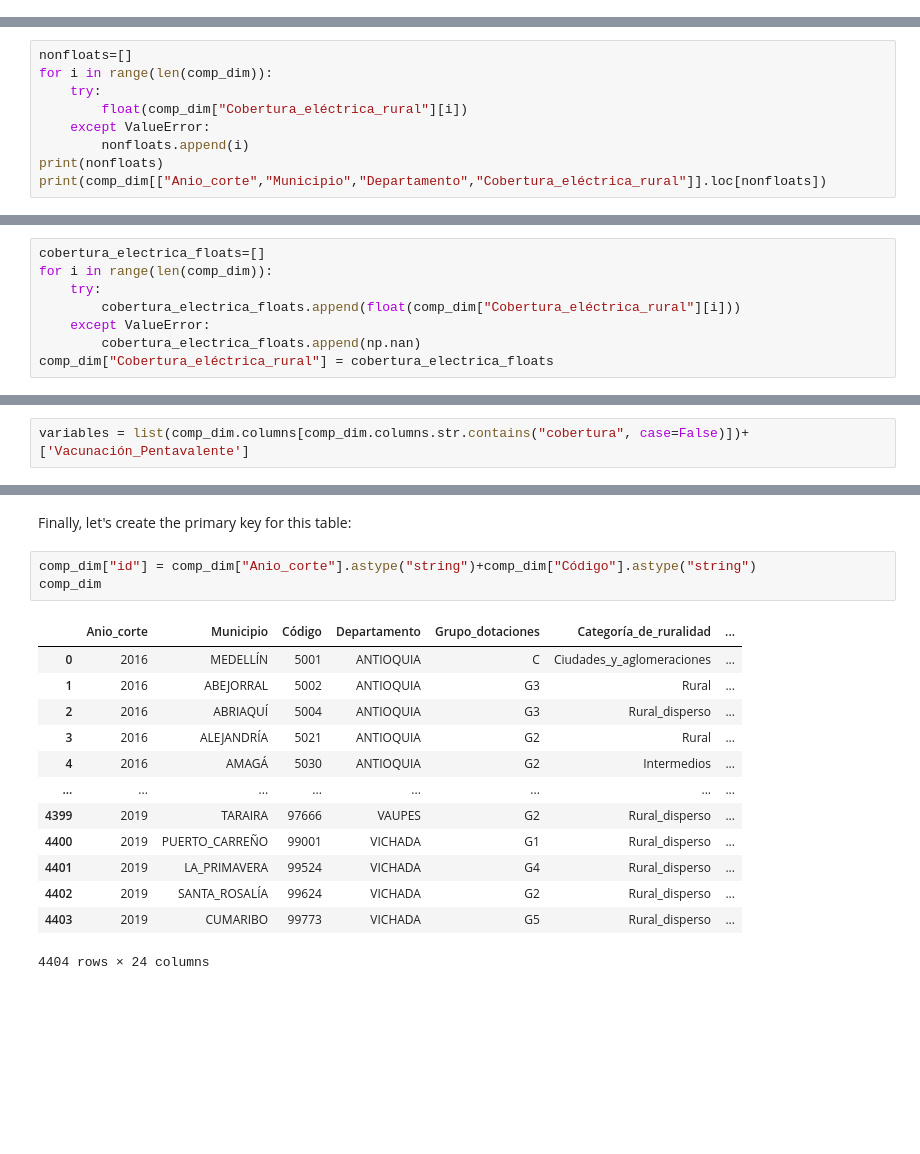
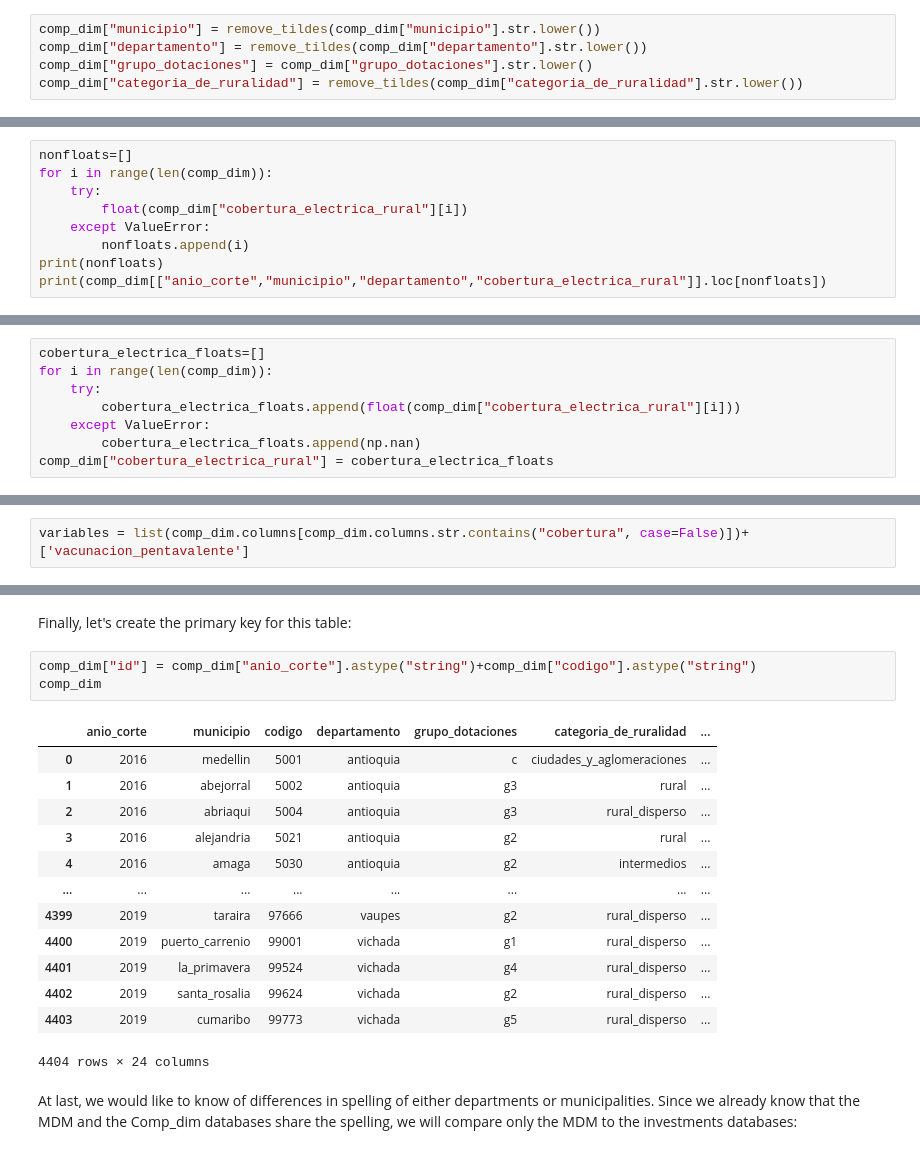
Before and after one commit to druiz35/ds4a_Team75, a Jupyter notebook: data_clean.ipynb, the cells around one changed output, grey strips where cells are left out. Saved outputs shown, nothing was run; the diff lists cells and outputs as text; blank space fills up the shorter version.

```diff
--- a/data_explor.ipynb
+++ b/data_clean.ipynb
@@ -196,3 +265,8 @@ memory usage: 791.5+ KB
+# %%
+comp_dim["municipio"] = remove_tildes(comp_dim["municipio"].str.lower())
+comp_dim["departamento"] = remove_tildes(comp_dim["departamento"].str.lower())
+comp_dim["grupo_dotaciones"] = comp_dim["grupo_dotaciones"].str.lower()
+comp_dim["categoria_de_ruralidad"] = remove_tildes(comp_dim["categoria_de_ruralidad"].str.lower())
 # %% [markdown]
 Anything unusual here in the dtypes of the columns, except for the rural electric coverage variable, which is an `object` dtype. Let's examine this variable:
 # %%
@@ -221,10 +295,10 @@ We already see there are an interesting element '_-______' which cannot be conve
 nonfloats=[]
 for i in range(len(comp_dim)):
     try:
-        float(comp_dim["Cobertura_eléctrica_rural"][i])
+        float(comp_dim["cobertura_electrica_rural"][i])
     except ValueError:
         nonfloats.append(i)
 print(nonfloats)
-print(comp_dim[["Anio_corte","Municipio","Departamento","Cobertura_eléctrica_rural"]].loc[nonfloats])
+print(comp_dim[["anio_corte","municipio","departamento","cobertura_electrica_rural"]].loc[nonfloats])
 # %% [output]
 [267, 456, 599, 663, 1086]
@@ -240,10 +314,10 @@ And let's get rid of them (by replacing them with na's):
 cobertura_electrica_floats=[]
 for i in range(len(comp_dim)):
     try:
-        cobertura_electrica_floats.append(float(comp_dim["Cobertura_eléctrica_rural"][i]))
+        cobertura_electrica_floats.append(float(comp_dim["cobertura_electrica_rural"][i]))
     except ValueError:
         cobertura_electrica_floats.append(np.nan)
-comp_dim["Cobertura_eléctrica_rural"] = cobertura_electrica_floats
+comp_dim["cobertura_electrica_rural"] = cobertura_electrica_floats
 # %% [markdown]
 Let's check again and see whether the problem was fixed:
 # %%
@@ -289,7 +363,7 @@ Here the main theme to look at are those variables described as "coverages", sin
 
 First we take all the variables described as "coverages":
 # %%
-variables = list(comp_dim.columns[comp_dim.columns.str.contains("cobertura", case=False)])+['Vacunación_Pentavalente']
+variables = list(comp_dim.columns[comp_dim.columns.str.contains("cobertura", case=False)])+['vacunacion_pentavalente']
 # %% [markdown]
 Then we try and convert every value above 1 to its corresponding value between 0 and 1 (we'll surely have to double-check this procedure with the original dataset):
 # %%
@@ -338,19 +412,21 @@ An interesting feature of those registers is that all of them are from the 2017
 # %% [markdown]
 Finally, let's create the primary key for this table:
 # %%
-comp_dim["id"] = comp_dim["Anio_corte"].astype("string")+comp_dim["Código"].astype("string")
+comp_dim["id"] = comp_dim["anio_corte"].astype("string")+comp_dim["codigo"].astype("string")
 comp_dim
 # %% [output]
-|  | Anio_corte | Municipio | Código | Departamento | Grupo_dotaciones | Categoría_de_ruralidad | ... |
-| 0 | 2016 | MEDELLÍN | 5001 | ANTIOQUIA | C | Ciudades_y_aglomeraciones | ... |
-| 1 | 2016 | ABEJORRAL | 5002 | ANTIOQUIA | G3 | Rural | ... |
-| 2 | 2016 | ABRIAQUÍ | 5004 | ANTIOQUIA | G3 | Rural_disperso | ... |
-| 3 | 2016 | ALEJANDRÍA | 5021 | ANTIOQUIA | G2 | Rural | ... |
-| 4 | 2016 | AMAGÁ | 5030 | ANTIOQUIA | G2 | Intermedios | ... |
+|  | anio_corte | municipio | codigo | departamento | grupo_dotaciones | categoria_de_ruralidad | ... |
+| 0 | 2016 | medellin | 5001 | antioquia | c | ciudades_y_aglomeraciones | ... |
+| 1 | 2016 | abejorral | 5002 | antioquia | g3 | rural | ... |
+| 2 | 2016 | abriaqui | 5004 | antioquia | g3 | rural_disperso | ... |
+| 3 | 2016 | alejandria | 5021 | antioquia | g2 | rural | ... |
+| 4 | 2016 | amaga | 5030 | antioquia | g2 | intermedios | ... |
 | ... | ... | ... | ... | ... | ... | ... | ... |
-| 4399 | 2019 | TARAIRA | 97666 | VAUPES | G2 | Rural_disperso | ... |
-| 4400 | 2019 | PUERTO_CARREÑO | 99001 | VICHADA | G1 | Rural_disperso | ... |
-| 4401 | 2019 | LA_PRIMAVERA | 99524 | VICHADA | G4 | Rural_disperso | ... |
-| 4402 | 2019 | SANTA_ROSALÍA | 99624 | VICHADA | G2 | Rural_disperso | ... |
-| 4403 | 2019 | CUMARIBO | 99773 | VICHADA | G5 | Rural_disperso | ... |
+| 4399 | 2019 | taraira | 97666 | vaupes | g2 | rural_disperso | ... |
+| 4400 | 2019 | puerto_carrenio | 99001 | vichada | g1 | rural_disperso | ... |
+| 4401 | 2019 | la_primavera | 99524 | vichada | g4 | rural_disperso | ... |
+| 4402 | 2019 | santa_rosalia | 99624 | vichada | g2 | rural_disperso | ... |
+| 4403 | 2019 | cumaribo | 99773 | vichada | g5 | rural_disperso | ... |
 4404 rows × 24 columns
+# %% [markdown]
+At last, we would like to know of differences in spelling of either departments or municipalities. Since we already know that the MDM and the Comp_dim databases share the spelling, we will compare only the MDM to the investments databases:
```
Also changed, not shown: parts of 33 cells of this notebook, 1 other file.
